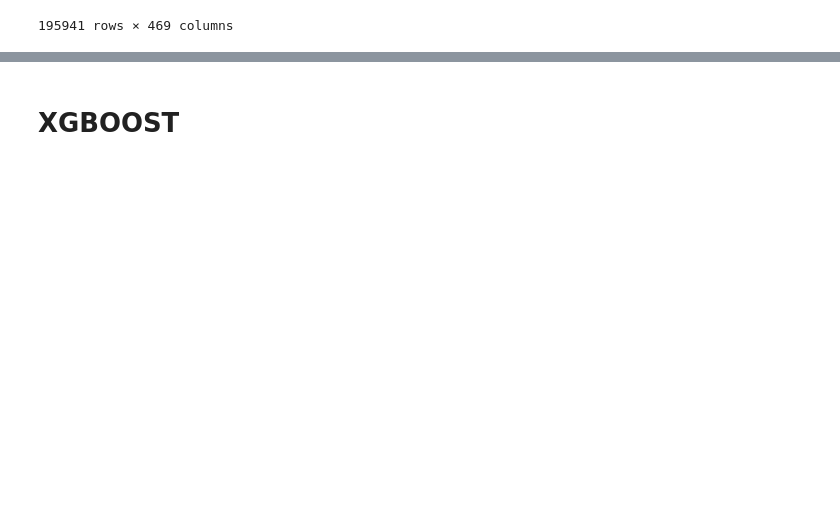
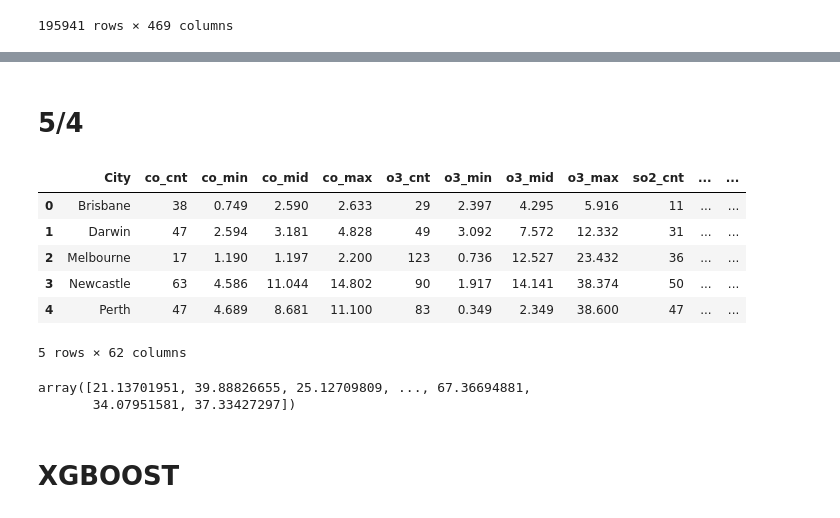
Before and after one commit to yu8867/Sony, a Jupyter notebook: src/Main/baseline.ipynb, the cells around one changed output, grey strips where cells are left out. Cells and saved outputs as stored; diff of their text form; code cells hidden in the pictures; blank space fills up the shorter version.

```diff
--- a/src/Main/baseline.ipynb
+++ b/src/Main/baseline.ipynb
@@ -505,0 +701,47 @@ KeyboardInterrupt:
+# %% [markdown]
+# 5/4
+# %%
+train, test = Load_dataset()
+col = ['id', 'year', 'month','Country', 'day', 'lat', 'lon','pm25_mid','co_var', 'o3_var','so2_var', 'no2_var',
+                'temperature_var', 'humidity_var', 'pressure_var','ws_var','dew_var']
+
+x = train["Country"]
+target = train["pm25_mid"]
+encoder = ce.OneHotEncoder(use_cat_names = True)
+encoder = ce.TargetEncoder()
+encoder.fit(x, target)
+x_train_enc = encoder.transform(x)
+
+month = pd.get_dummies(train['month'], prefix="month")
+train = pd.concat([train, month], axis=1)
+
+# year
+year = pd.get_dummies(train['year'], prefix="year")
+train = pd.concat([train, year], axis=1)
+
+train["co_std"] = np.sqrt(train["co_var"])
+train["o3_std"] = np.sqrt(train["o3_var"])
+train["so2_std"] = np.sqrt(train["so2_var"])
+train["no2_std"] = np.sqrt(train["no2_var"])
+train["temperature_std"] = np.sqrt(train["temperature_var"])
+train["humidity_std"] = np.sqrt(train["humidity_var"])
+train["pressure_std"] = np.sqrt(train["pressure_var"])
+train["ws_std"] = np.sqrt(train["ws_var"])
+train["dew_std"] = np.sqrt(train["dew_var"])
+
+df_train = train.drop(columns=col, axis=1)
+df_test = test.drop(["id"], axis=1)
+
+publisher_train = train['City']
+unique_publisher = train['City'].unique()
+
+df_train["target_Country"] = x_train_enc
+df_train.head()
+# %% [output]
+|  | City | co_cnt | co_min | co_mid | co_max | o3_cnt | o3_min | o3_mid | o3_max | so2_cnt | ... | ... |
+| 0 | Brisbane | 38 | 0.749 | 2.590 | 2.633 | 29 | 2.397 | 4.295 | 5.916 | 11 | ... | ... |
+| 1 | Darwin | 47 | 2.594 | 3.181 | 4.828 | 49 | 3.092 | 7.572 | 12.332 | 31 | ... | ... |
+| 2 | Melbourne | 17 | 1.190 | 1.197 | 2.200 | 123 | 0.736 | 12.527 | 23.432 | 36 | ... | ... |
+| 3 | Newcastle | 63 | 4.586 | 11.044 | 14.802 | 90 | 1.917 | 14.141 | 38.374 | 50 | ... | ... |
+| 4 | Perth | 47 | 4.689 | 8.681 | 11.100 | 83 | 0.349 | 2.349 | 38.600 | 47 | ... | ... |
+5 rows × 62 columns
@@ -506,3 +828,20 @@ KeyboardInterrupt:
+# %%
+# df_test = df_test.drop('City', axis=1)
+pred_1 = models[0].predict(df_test)
+pred_2 = models[1].predict(df_test)
+pred_3 = models[2].predict(df_test)
+pred_4 = models[3].predict(df_test)
+pred_5 = models[4].predict(df_test)
+
+pred = np.stack([pred_1, pred_2, pred_3 ,pred_4, pred_5], axis=1)
+pred = np.mean(pred, axis=1)
+
+index = test["id"]
+Submission(index, pred, name='lgb_group_5')
+pred
+# %% [output]
+array([21.13701951, 39.88826655, 25.12709809, ..., 67.36694881,
+       34.07951581, 37.33427297])
 # %% [markdown]
 # XGBOOST
 # %%
```
Also changed, not shown: parts of 19 cells of this notebook, 12 other files.
